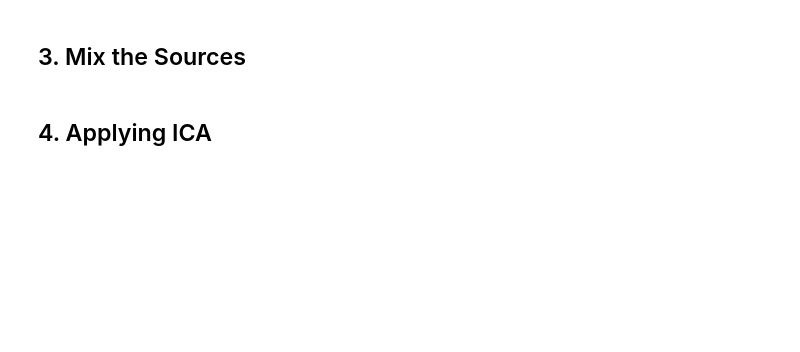
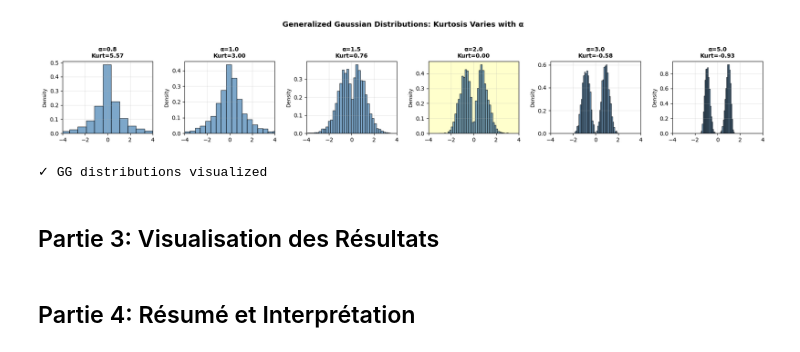
Before and after one commit to Abdoulaye-reader/ICA-Stochastic-Project, a Jupyter notebook: notebooks/gaussian_problem.ipynb, the cells around one changed output. Drawn from its saved outputs; the diff is of its cells as text; code cells hidden in the pictures; blank space fills up the shorter version.

```diff
--- a/notebooks/gaussian_problem.ipynb
+++ b/notebooks/gaussian_problem.ipynb
@@ -5,4 +8,15 @@ On veut demontrer l'échec de l'ICA dans le cas de sources gaussiennes dans cett
 # %%
+import sys
+sys.path.insert(0, '/home/abdoulayediallo/ICA/ICA-Stochastic-Project')
+
 import numpy as np
 import matplotlib.pyplot as plt
+import pandas as pd
+from scipy.special import gamma as sp_gamma
+
+from src.algorithms import amari_index, sgd_ica, adam_ica
+from src.utils import center_whiten
+from sklearn.decomposition import FastICA
+
+rng = np.random.default_rng(42)
 # %% [markdown]
@@ -12,3 +80,30 @@ import matplotlib.pyplot as plt
 # %%
-# Uniform sources
+# Visualize GG distributions
+fig, axes = plt.subplots(1, 6, figsize=(18, 3))
+
+for idx, alpha in enumerate(alphas_test):
+    samples = gggen_sample(alpha, size=5000, rng=rng)
+    kurt = ggen_kurtosis(alpha)
+
+    ax = axes[idx]
+    ax.hist(samples, bins=40, density=True, alpha=0.7, color='steelblue', edgecolor='black')
+    ax.set_title(f'α={alpha}\nKurt={kurt:.2f}', fontsize=10, fontweight='bold')
+    ax.set_xlim([-4, 4])
+    ax.set_ylabel('Density', fontsize=9)
+    ax.grid(True, alpha=0.3)
+
+    # Highlight Gaussian case
+    if abs(alpha - 2.0) < 0.01:
+        ax.set_facecolor('#ffffcc')
+
+plt.suptitle('Generalized Gaussian Distributions: Kurtosis Varies with α',
+             fontsize=13, fontweight='bold', y=1.05)
+plt.tight_layout()
+plt.savefig('figs/gg_distributions.pdf', dpi=150, bbox_inches='tight')
+plt.show()
+
+print("✓ GG distributions visualized")
+# %% [output]
+[figure, added]
+✓ GG distributions visualized
 # %%
@@ -16,2 +181,2 @@ import matplotlib.pyplot as plt
 # %% [markdown]
-## 3. Mix the Sources
+## Partie 3: Visualisation des Résultats
@@ -18,2 +219,2 @@ import matplotlib.pyplot as plt
 # %% [markdown]
-## 4. Applying ICA
+## Partie 4: Résumé et Interprétation
```
Also changed, not shown: parts of 14 cells of this notebook, 4 other files.
